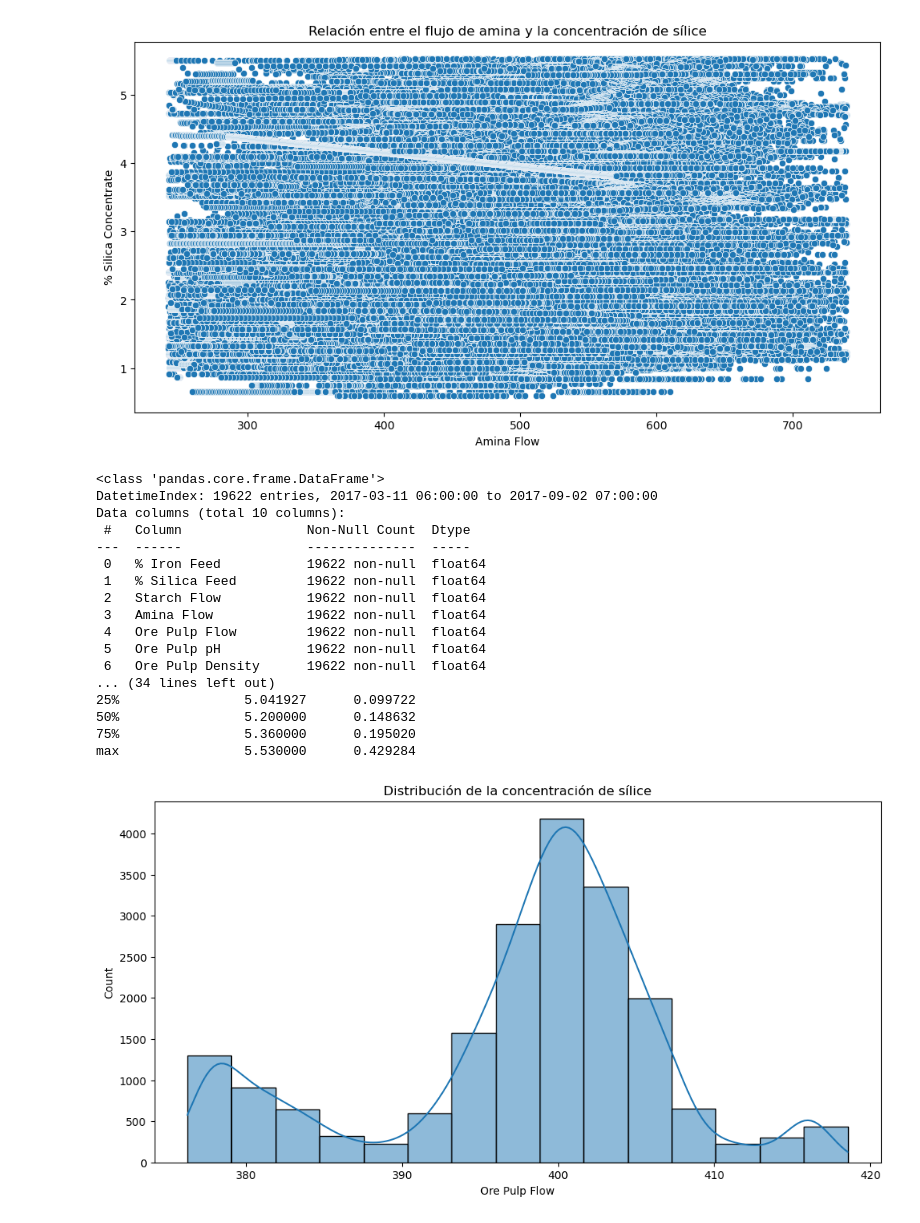
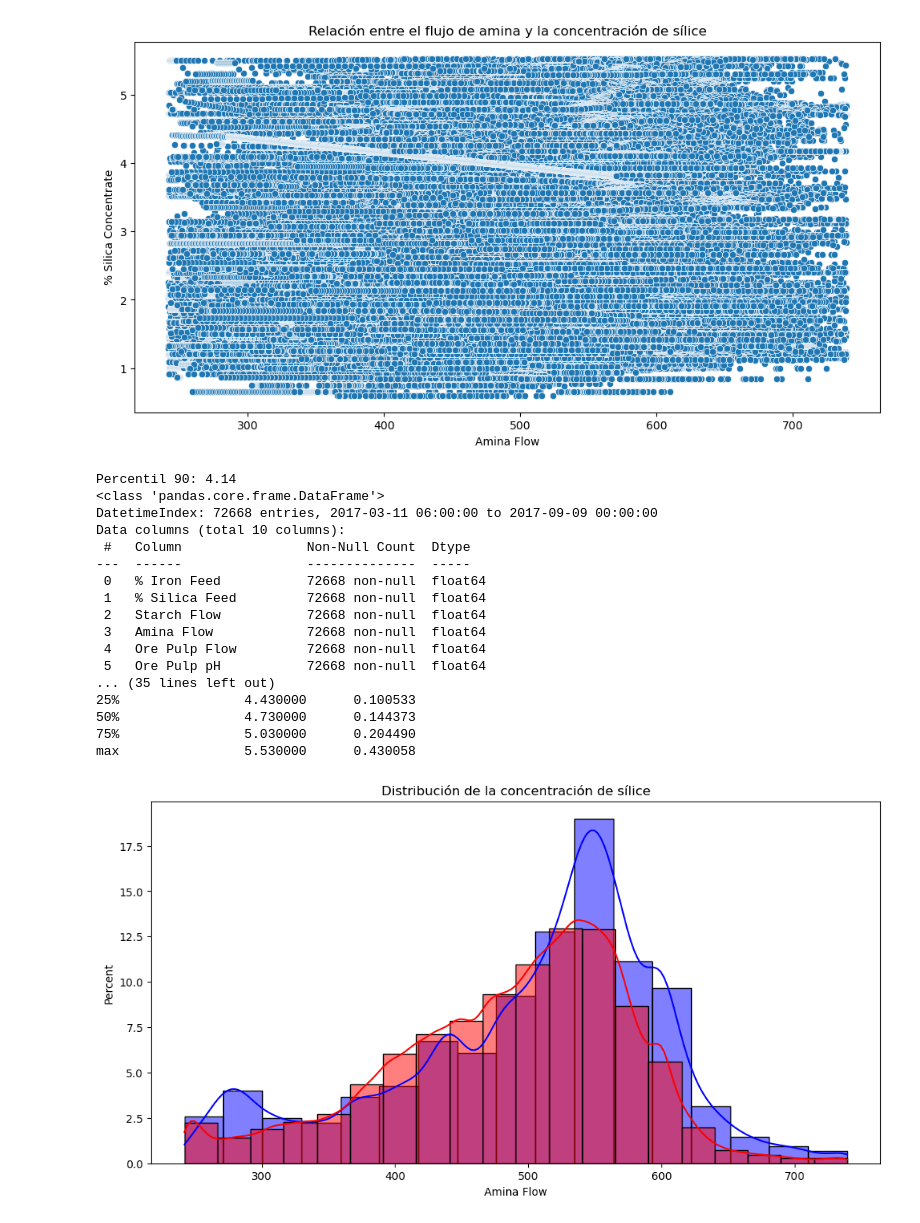
Before and after one commit to JohnLopez15/Mineria_2, a Jupyter notebook: notebook.ipynb, the cells around one changed output. Drawn from its saved outputs; the diff is of its cells as text; code cells hidden in the pictures.

```diff
--- a/notebook.ipynb
+++ b/notebook.ipynb
@@ -136,34 +136,37 @@ plt.show()
 [figure]
 # %%
 #se crea un data filtrado en donde el valor de % Silica Concentrate sea mayor a 5
-data_filtrado = data_01[data_01['% Silica Concentrate'] > 5]
-data_filtrado_2 = data_01[data_01['% Silica Concentrate'] <= 5]
+percentil_90 = data_01['% Silica Concentrate'].quantile(0.90)
+print(f'Percentil 90: {percentil_90}')
+data_filtrado = data_01[data_01['% Silica Concentrate'] > percentil_90]
+data_filtrado_2 = data_01[data_01['% Silica Concentrate'] <= percentil_90]
 print(data_filtrado.info())
 espacios()
 print(data_filtrado.describe())
 # %% [output]
+Percentil 90: 4.14
 <class 'pandas.core.frame.DataFrame'>
-DatetimeIndex: 19622 entries, 2017-03-11 06:00:00 to 2017-09-02 07:00:00
+DatetimeIndex: 72668 entries, 2017-03-11 06:00:00 to 2017-09-09 00:00:00
 Data columns (total 10 columns):
  #   Column                Non-Null Count  Dtype
 ---  ------                --------------  -----
- 0   % Iron Feed           19622 non-null  float64
- 1   % Silica Feed         19622 non-null  float64
- 2   Starch Flow           19622 non-null  float64
- 3   Amina Flow            19622 non-null  float64
- 4   Ore Pulp Flow         19622 non-null  float64
- 5   Ore Pulp pH           19622 non-null  float64
- 6   Ore Pulp Density      19622 non-null  float64
-... (34 lines left out)
-25%                5.041927      0.099722
-50%                5.200000      0.148632
-75%                5.360000      0.195020
-max                5.530000      0.429284
+ 0   % Iron Feed           72668 non-null  float64
+ 1   % Silica Feed         72668 non-null  float64
+ 2   Starch Flow           72668 non-null  float64
+ 3   Amina Flow            72668 non-null  float64
+ 4   Ore Pulp Flow         72668 non-null  float64
+ 5   Ore Pulp pH           72668 non-null  float64
+... (35 lines left out)
+25%                4.430000      0.100533
+50%                4.730000      0.144373
+75%                5.030000      0.204490
+max                5.530000      0.430058
 # %%
-columna_evaluada="Ore Pulp Flow"
+columna_evaluada="Amina Flow"
 plt.figure(figsize=(12, 6))
-sns.histplot(data_filtrado[columna_evaluada], kde=True, bins=sturges(data_filtrado[columna_evaluada]))
+sns.histplot(data_filtrado[columna_evaluada], kde=True, bins=sturges(data_filtrado[columna_evaluada]),stat="percent",color="blue")
+sns.histplot(data_filtrado_2[columna_evaluada], kde=True, bins=sturges(data_filtrado_2[columna_evaluada]),stat="percent",color="red",legend=True)
 plt.title('Distribución de la concentración de sílice')
 plt.show()
 # %% [output]
-[figure, old version]
+[figure, new version]
```
Also changed, not shown: parts of 2 cells of this notebook.
